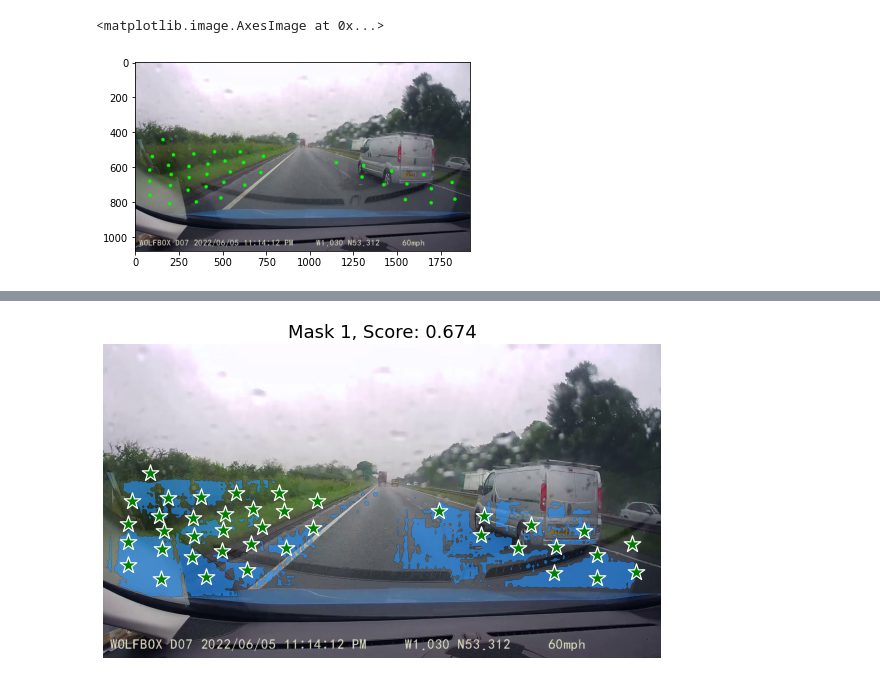
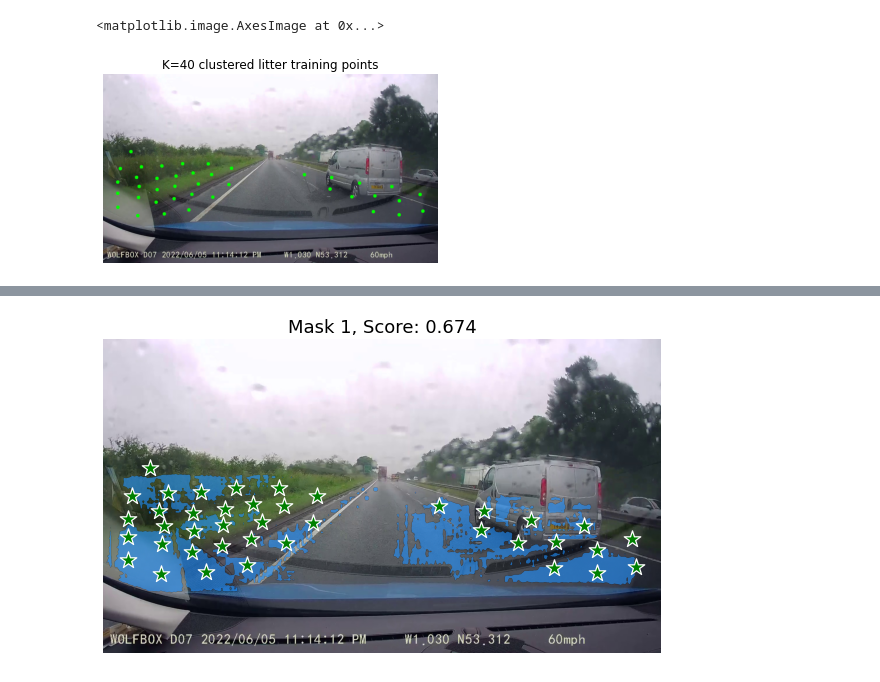
Before and after one commit to oakleighw/VergeSegmentLitterPaste, a Jupyter notebook: SAM_Verge_Evaluate.ipynb, the cells around one changed output, grey strips where cells are left out. Cells and saved outputs as stored; diff of their text form; code cells hidden in the pictures.

```diff
--- a/SAM_Verge_Evaluate.ipynb
+++ b/SAM_Verge_Evaluate.ipynb
@@ -64,11 +67,13 @@ y = np.multiply(y, 1080)
 # %%
 #plot clustered points
 plotted_im = image.copy()
 for i in range(0,len(x)):
     cv2.circle(plotted_im, (int(x[i]),int(y[i])), radius=10, color=(0, 255, 0), thickness=-1)
 
+plt.axis('off')
+plt.title("K=40 clustered litter training points")
 plt.imshow(plotted_im)
 # %% [output]
 <matplotlib.image.AxesImage at 0x...>
-[figure, old version]
+[figure, new version]
 # %%
```
Also changed, not shown: parts of 24 cells of this notebook.
